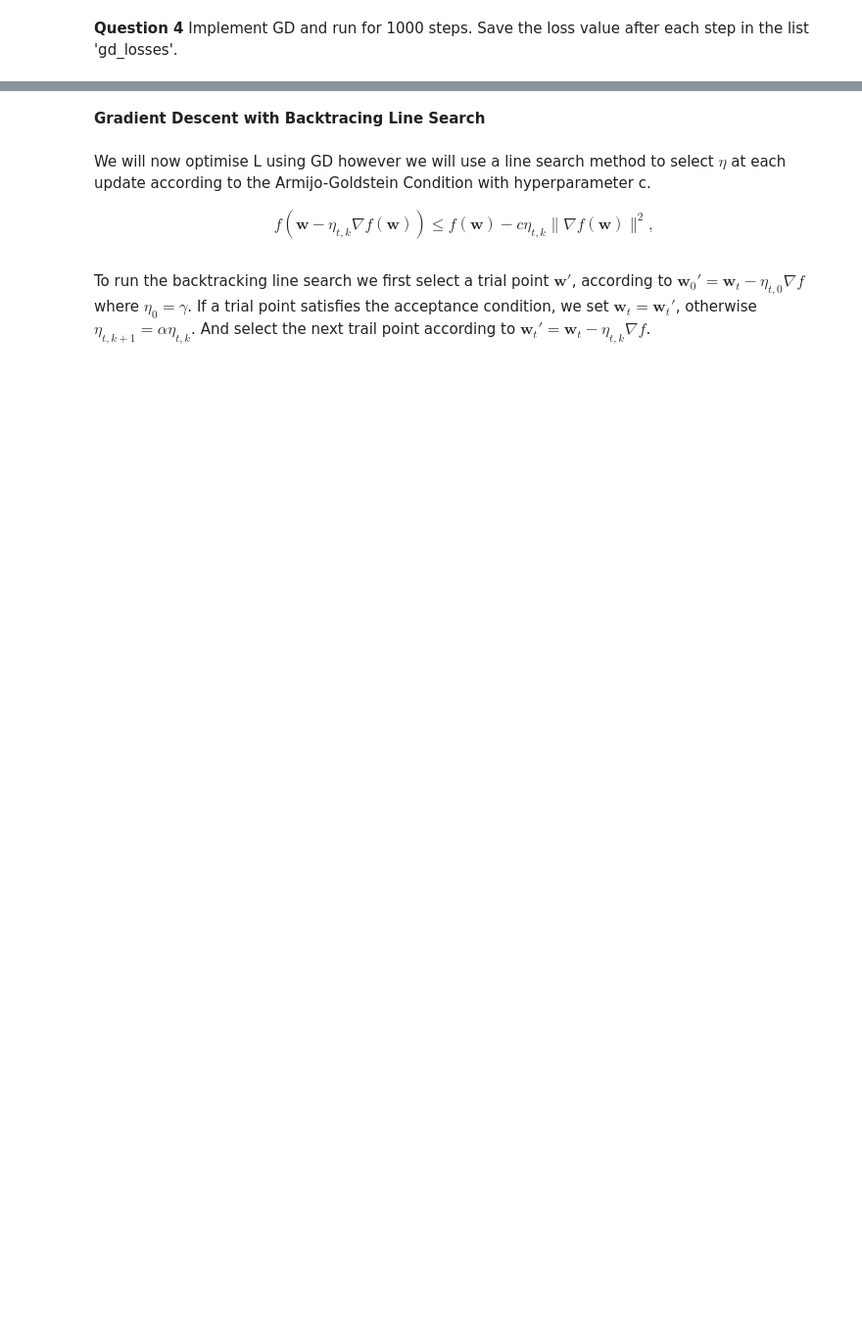
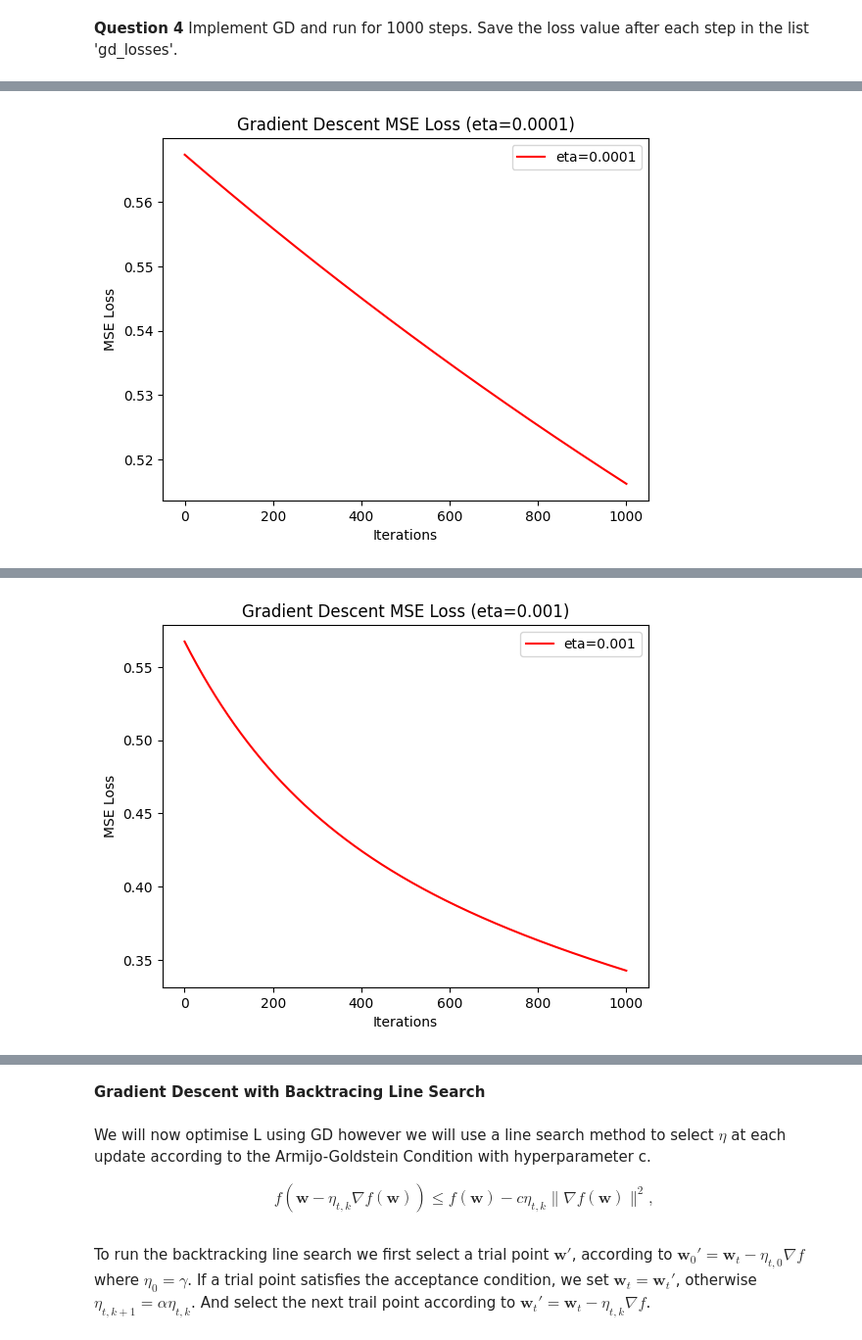
Before and after one commit to fuwentay/AIML-CWM, a Jupyter notebook: Part II - Optimization/ex1_OptimisationRegression.ipynb, the cells around one changed output, grey strips where cells are left out. Shown at 98% size. Saved outputs shown, nothing was run; the diff lists cells and outputs as text; code cells hidden in the pictures; blank space fills up the shorter version.

```diff
--- a/Part II - Optimization/ex1_OptimisationRegression.ipynb
+++ b/Part II - Optimization/ex1_OptimisationRegression.ipynb
@@ -140,0 +188,41 @@ plt.plot(np.arange(len(gd_losses)),gd_losses, 'red')
+# %%
+# In order to use an iterative optimisation method we need an initial guess:
+
+w = np.zeros(M+1)
+
+gd_losses = []
+gd_losses.append(MSE_loss(X, y, w))
+
+number_of_iterations = 1000
+learning_rates = [0.0001, 0.001, 0.01, 0.1]
+
+for eta in learning_rates:
+    # Initialize weights for each learning rate
+    w = np.zeros(X.shape[1])
+
+    gd_losses = []
+    gd_losses.append(MSE_loss(X, y, w))
+
+    for iter in range(number_of_iterations):
+        # Compute gradient
+        gradient = grad(X, y, w)
+
+        # Update weights
+        w -= eta * gradient
+
+        # Compute and record loss
+        loss = MSE_loss(X, y, w)
+        gd_losses.append(loss)
+
+        if iter % 100 == 99:
+            print(f'Learning Rate: {eta}, Iteration: {iter+1}, Loss: {loss}')
+
+    # Plot losses for the current learning rate
+    plt.figure()  # Create a new figure for each learning rate
+    plt.plot(np.arange(len(gd_losses)), gd_losses, label=f'eta={eta}', color='red')
+    plt.xlabel('Iterations')
+    plt.ylabel('MSE Loss')
+    plt.title(f'Gradient Desce  nt MSE Loss (eta={eta})')
+    plt.legend()
+    plt.show()
+# %% [output]
@@ -140,0 +239 @@ plt.plot(np.arange(len(gd_losses)),gd_losses, 'red')
+[figure, added]
@@ -140,0 +250 @@ plt.plot(np.arange(len(gd_losses)),gd_losses, 'red')
+[figure, added]
```
Also changed, not shown: parts of 17 cells of this notebook, 1 other file.
